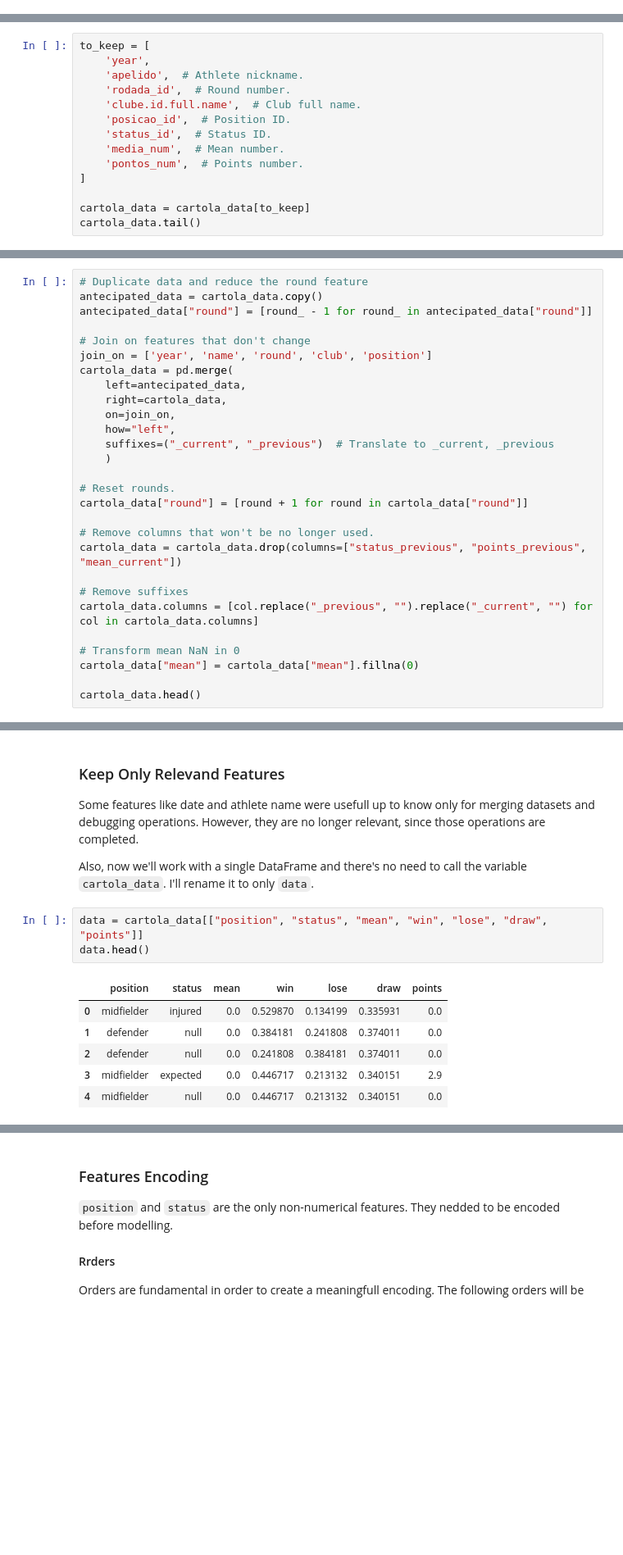
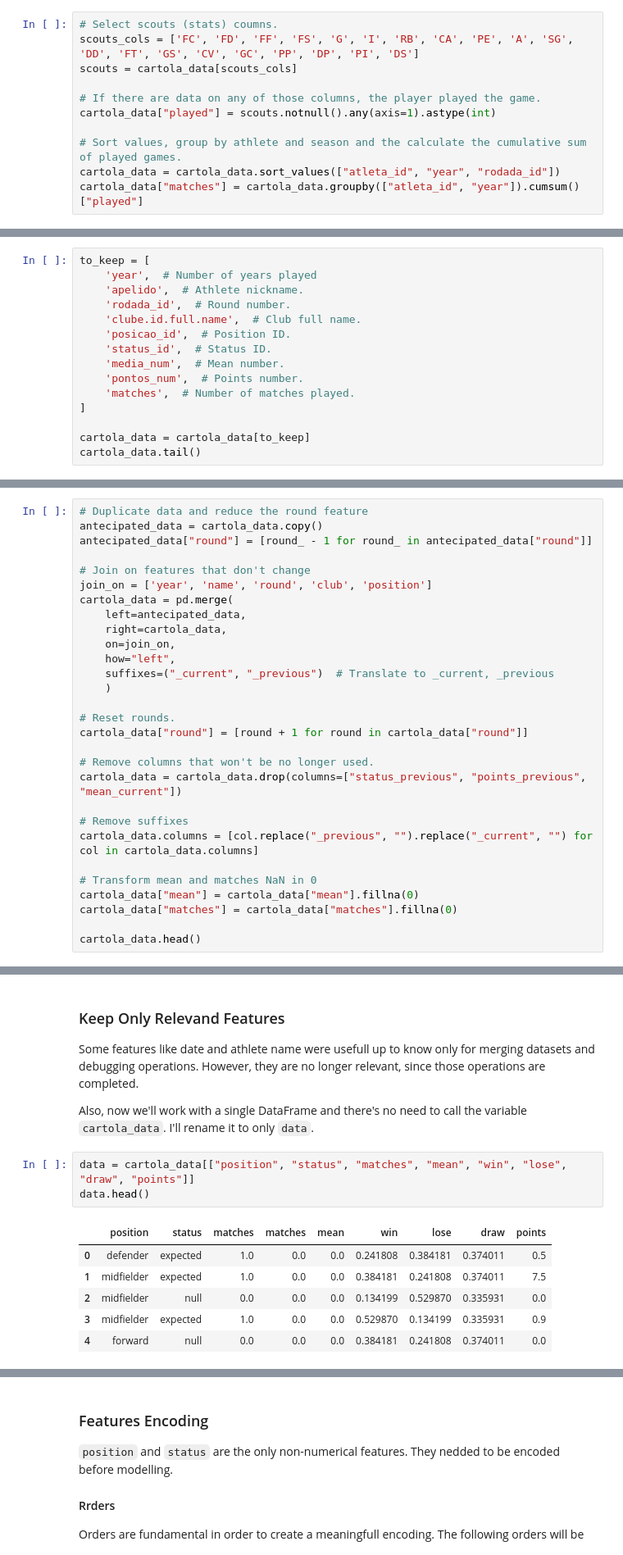
Before and after one commit to matheusccouto/palpite, a Jupyter notebook: notebooks/model_building.ipynb, the cells around one changed output, grey strips where cells are left out. Shown: that part at 82% size. Drawn from its saved outputs; the diff is of its cells as text; blank space fills up the shorter version.

```diff
--- a/notebooks/model_building.ipynb
+++ b/notebooks/model_building.ipynb
@@ -90,3 +102,14 @@ cartola_data.head()
+# %%
+# Select scouts (stats) coumns.
+scouts_cols = ['FC', 'FD', 'FF', 'FS', 'G', 'I', 'RB', 'CA', 'PE', 'A', 'SG', 'DD', 'FT', 'GS', 'CV', 'GC', 'PP', 'DP', 'PI', 'DS']
+scouts = cartola_data[scouts_cols]
+
+# If there are data on any of those columns, the player played the game.
+cartola_data["played"] = scouts.notnull().any(axis=1).astype(int)
+
+# Sort values, group by athlete and season and the calculate the cumulative sum of played games.
+cartola_data = cartola_data.sort_values(["atleta_id", "year", "rodada_id"])
+cartola_data["matches"] = cartola_data.groupby(["atleta_id", "year"]).cumsum()["played"]
 # %% [markdown]
 ### Keep relevant data
 This model do not aim to use athletes scouts (stats). They are all removed.
@@ -96,7 +119,7 @@ Redundant features, like athlete id, name, nickname, slug are also removed.
 Price-related features are removed since I want the model to completely disregard prices (unbiased to pricing).
 # %%
 to_keep = [
-    'year',
+    'year',  # Number of years played
     'apelido',  # Athlete nickname.
     'rodada_id',  # Round number.
     'clube.id.full.name',  # Club full name.
@@ -104,6 +127,7 @@ to_keep = [
     'status_id',  # Status ID.
     'media_num',  # Mean number.
     'pontos_num',  # Points number.
+    'matches',  # Number of matches played.
 ]
 
 cartola_data = cartola_data[to_keep]
@@ -315,8 +340,9 @@ cartola_data = cartola_data.drop(columns=["status_previous", "points_previous",
 # Remove suffixes
 cartola_data.columns = [col.replace("_previous", "").replace("_current", "") for col in cartola_data.columns]
 
-# Transform mean NaN in 0
+# Transform mean and matches NaN in 0
 cartola_data["mean"] = cartola_data["mean"].fillna(0)
+cartola_data["matches"] = cartola_data["matches"].fillna(0)
 
 cartola_data.head()
 # %% [output]
@@ -846,12 +878,12 @@ Some features like date and athlete name were usefull up to know only for mergin
 
 Also, now we'll work with a single DataFrame and there's no need to call the variable `cartola_data`. I'll rename it to only `data`.
 # %%
-data = cartola_data[["position", "status", "mean", "win", "lose", "draw", "points"]]
+data = cartola_data[["position", "status", "matches", "mean", "win", "lose", "draw", "points"]]
 data.head()
 # %% [output]
-|  | position | status | mean | win | lose | draw | points |
-| 0 | midfielder | injured | 0.0 | 0.529870 | 0.134199 | 0.335931 | 0.0 |
-| 1 | defender | null | 0.0 | 0.384181 | 0.241808 | 0.374011 | 0.0 |
-| 2 | defender | null | 0.0 | 0.241808 | 0.384181 | 0.374011 | 0.0 |
-| 3 | midfielder | expected | 0.0 | 0.446717 | 0.213132 | 0.340151 | 2.9 |
-| 4 | midfielder | null | 0.0 | 0.446717 | 0.213132 | 0.340151 | 0.0 |
+|  | position | status | matches | matches | mean | win | lose | draw | points |
+| 0 | defender | expected | 1.0 | 0.0 | 0.0 | 0.241808 | 0.384181 | 0.374011 | 0.5 |
+| 1 | midfielder | expected | 1.0 | 0.0 | 0.0 | 0.384181 | 0.241808 | 0.374011 | 7.5 |
+| 2 | midfielder | null | 0.0 | 0.0 | 0.0 | 0.134199 | 0.529870 | 0.335931 | 0.0 |
+| 3 | midfielder | expected | 1.0 | 0.0 | 0.0 | 0.529870 | 0.134199 | 0.335931 | 0.9 |
+| 4 | forward | null | 0.0 | 0.0 | 0.0 | 0.384181 | 0.241808 | 0.374011 | 0.0 |
```
Also changed, not shown: parts of 31 cells of this notebook, 2 other files.
